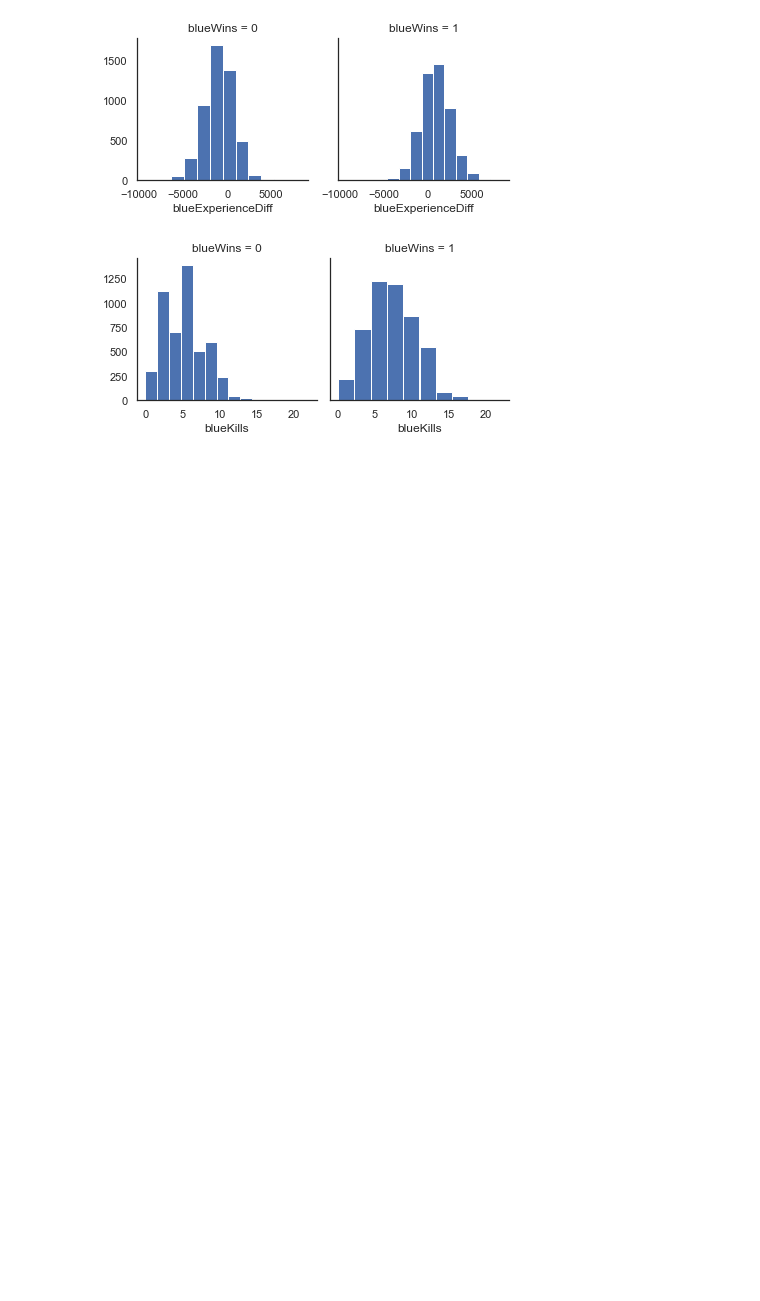
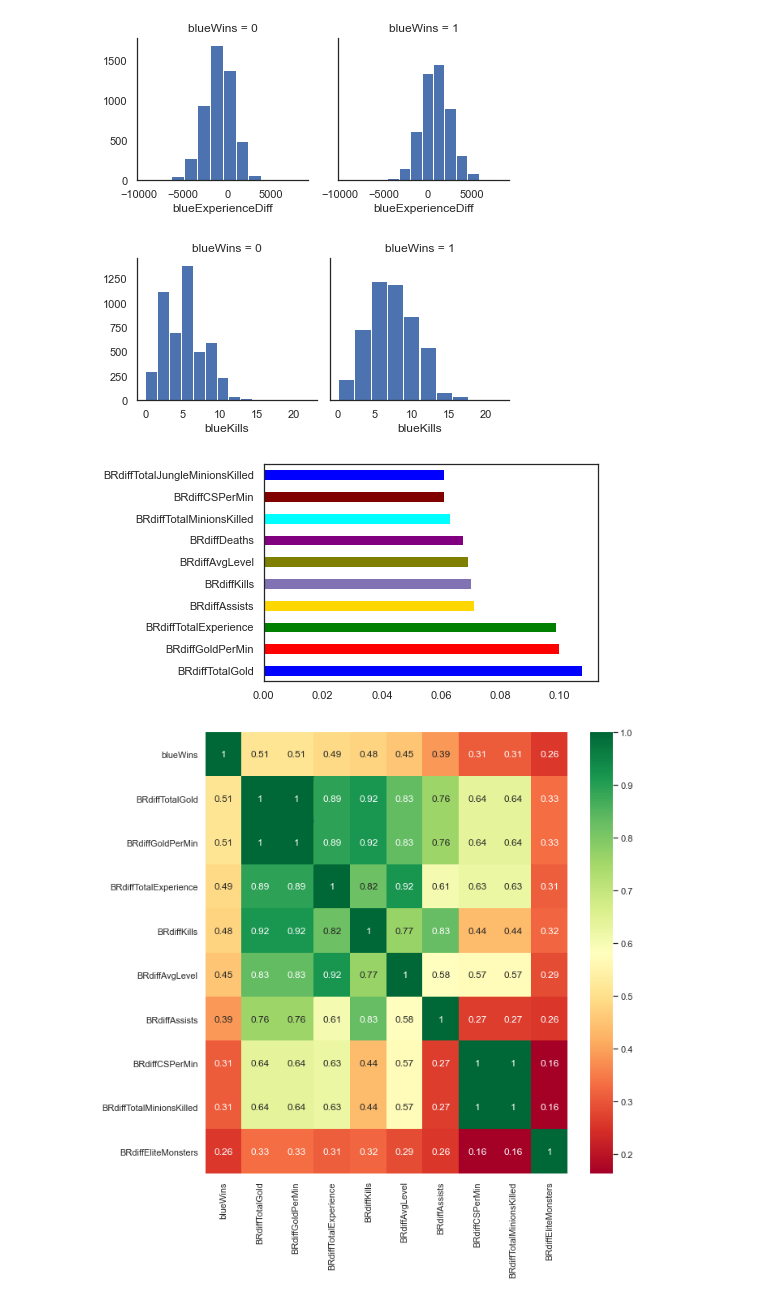
Before and after one commit to gregor-ovsenjak/League_of_Legends_predictor, a Jupyter notebook: Explore.ipynb, the cells around one changed output. Saved outputs shown, nothing was run; the diff lists cells and outputs as text; code cells hidden in the pictures; blank space fills up the shorter version.

Commit message:
Preizkusil funkcijo BlueRedSubstraction, ter preveril ali s tem izboljšam korelacijo z BlueWins stolpcem(target)

```diff
--- a/Explore.ipynb
+++ b/Explore.ipynb
@@ -38,3 +38,16 @@ g2 = g3.map(plt.hist,"blueKills")
 [figure]
 [figure]
 [figure]
+# %%
+target = data['blueWins']
+data_1 = BlueRedSubstraction(data)
+data_2 = pd.concat([data_1,target],axis = 1)
+features = FeatImp(data_2)
+features.tree_selection(target_name = "blueWins")
+features.corr_matrix(target_name = "blueWins")
+''' Opazim, da imata TotalGold ter GoldPerMin cisto iste korelacije, zato sem šel pogledat vrednosti stolpcev, ter ugotovil da se razlikujeta le
+v enem faktorju. Mislim, da se lahko znebim featura GoldPerMin. Enako velja za CSPerMin.'''
+data_3 = data_2.drop(["BRdiffGoldPerMin","blueWins","BRdiffCSPerMin"],axis = 1)
+# %% [output]
+[figure, added]
+[figure, added]
```
Also changed, not shown: parts of 2 cells of this notebook.
